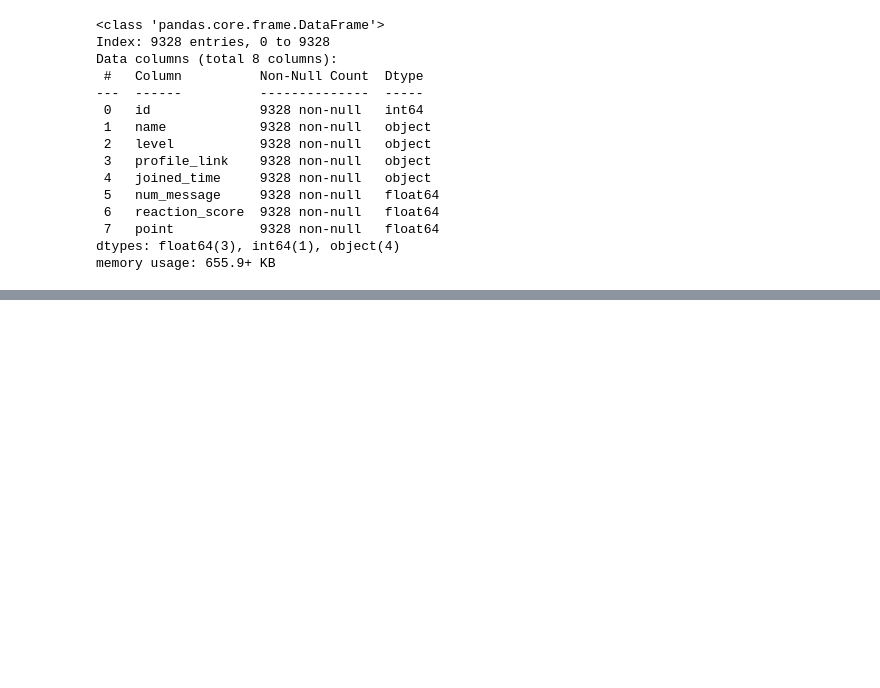
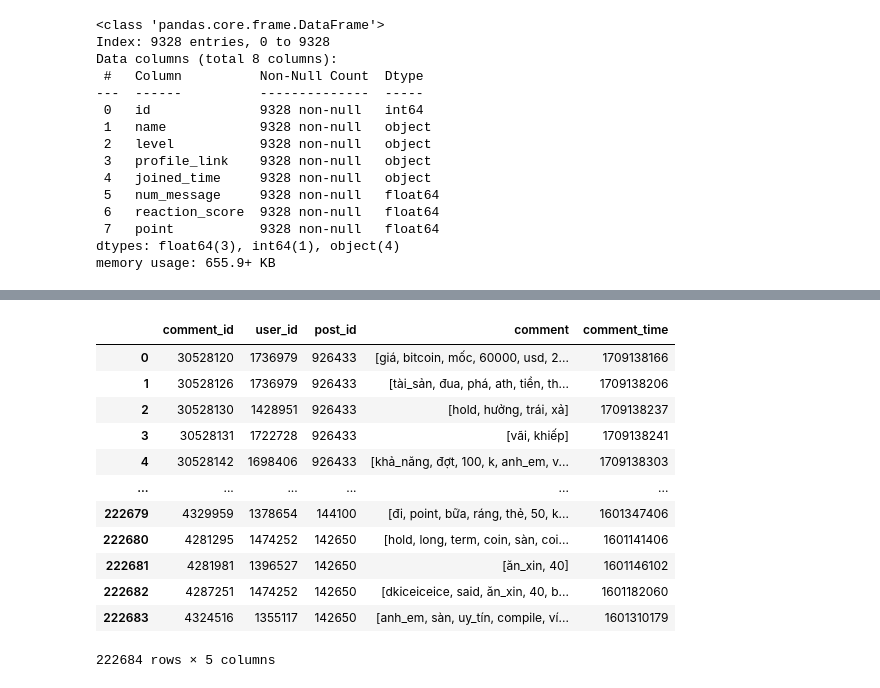
Before and after one commit to LDpNgn/voz-community-detection, a Jupyter notebook: preprocessing.ipynb, the cells around one changed output, grey strips where cells are left out. Drawn from its saved outputs; the diff is of its cells as text; code cells hidden in the pictures; blank space fills up the shorter version.

Commit message:
preprocessing notebook

```diff
--- a/preprocessing.ipynb
+++ b/preprocessing.ipynb
@@ -195,0 +329,30 @@ df_user.to_csv('dataset/users.csv', index=False)
+# %%
+# comment time
+list_time = df_comments['comment_time'].astype(str)
+for i, time in enumerate(list_time):
+    time = pd.to_datetime(time).timestamp()
+    list_time[i] = time
+list_time=list_time.astype(int)
+df_comments['comment_time'] = list_time
+# %%
+comments = df_comments['comment'].astype(str).to_list()
+for i, comment in enumerate(comments):
+    comment = preprocessing_text(comment)
+    comments[i] = comment
+df_comments['comment'] = comments
+# %%
+df_comments
+# %% [output]
+|  | comment_id | user_id | post_id | comment | comment_time |
+| 0 | 30528120 | 1736979 | 926433 | [giá, bitcoin, mốc, 60000, usd, 2... | 1709138166 |
+| 1 | 30528126 | 1736979 | 926433 | [tài_sản, đua, phá, ath, tiền, th... | 1709138206 |
+| 2 | 30528130 | 1428951 | 926433 | [hold, hưởng, trái, xả] | 1709138237 |
+| 3 | 30528131 | 1722728 | 926433 | [vãi, khiếp] | 1709138241 |
+| 4 | 30528142 | 1698406 | 926433 | [khả_năng, đợt, 100, k, anh_em, v... | 1709138303 |
+| ... | ... | ... | ... | ... | ... |
+| 222679 | 4329959 | 1378654 | 144100 | [đi, point, bữa, ráng, thẻ, 50, k... | 1601347406 |
+| 222680 | 4281295 | 1474252 | 142650 | [hold, long, term, coin, sàn, coi... | 1601141406 |
+| 222681 | 4281981 | 1396527 | 142650 | [ăn_xin, 40] | 1601146102 |
+| 222682 | 4287251 | 1474252 | 142650 | [dkiceiceice, said, ăn_xin, 40, b... | 1601182060 |
+| 222683 | 4324516 | 1355117 | 142650 | [anh_em, sàn, uy_tín, compile, ví... | 1601310179 |
+222684 rows × 5 columns
```
Also changed, not shown: parts of 20 cells of this notebook.
